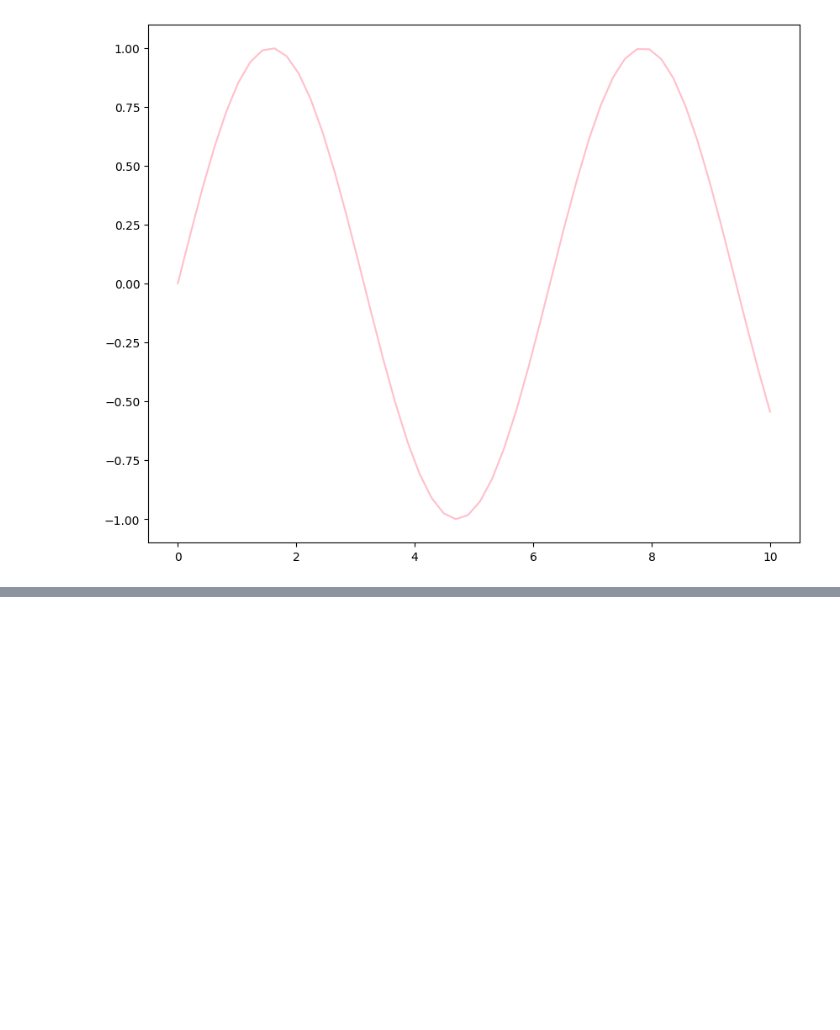
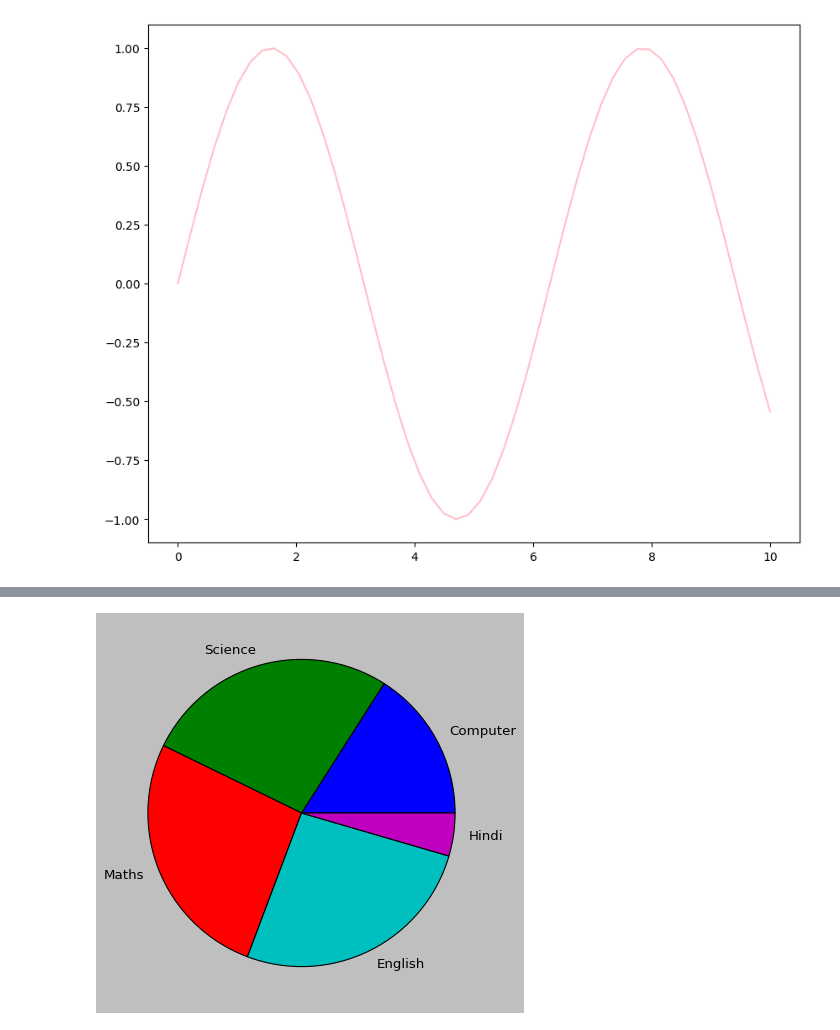
Before and after one commit to corpsedust/NareshIT, a Jupyter notebook: Self-practice(Tasks and IQ stuff)/Matplotlibpractice.ipynb, the cells around one changed output, grey strips where cells are left out. Drawn from its saved outputs; the diff is of its cells as text; code cells hidden in the pictures; blank space fills up the shorter version.

```diff
--- a/Self-practice(Tasks and IQ stuff)/Matplotlibpractice.ipynb
+++ b/Self-practice(Tasks and IQ stuff)/Matplotlibpractice.ipynb
@@ -367,0 +369,9 @@ NameError: name 'A' is not defined
+# %%
+plt.figure(figsize=(8,6))
+plt.style.use('classic')
+x = [np.random.randint(10,100) for i in range(5)]
+labels = ["Computer", "Science", "Maths", "English","Hindi",]
+plt.pie(x, labels = labels)
+plt.show()
+# %% [output]
+[figure, added]
```
Also changed, not shown: parts of 11 cells of this notebook.
